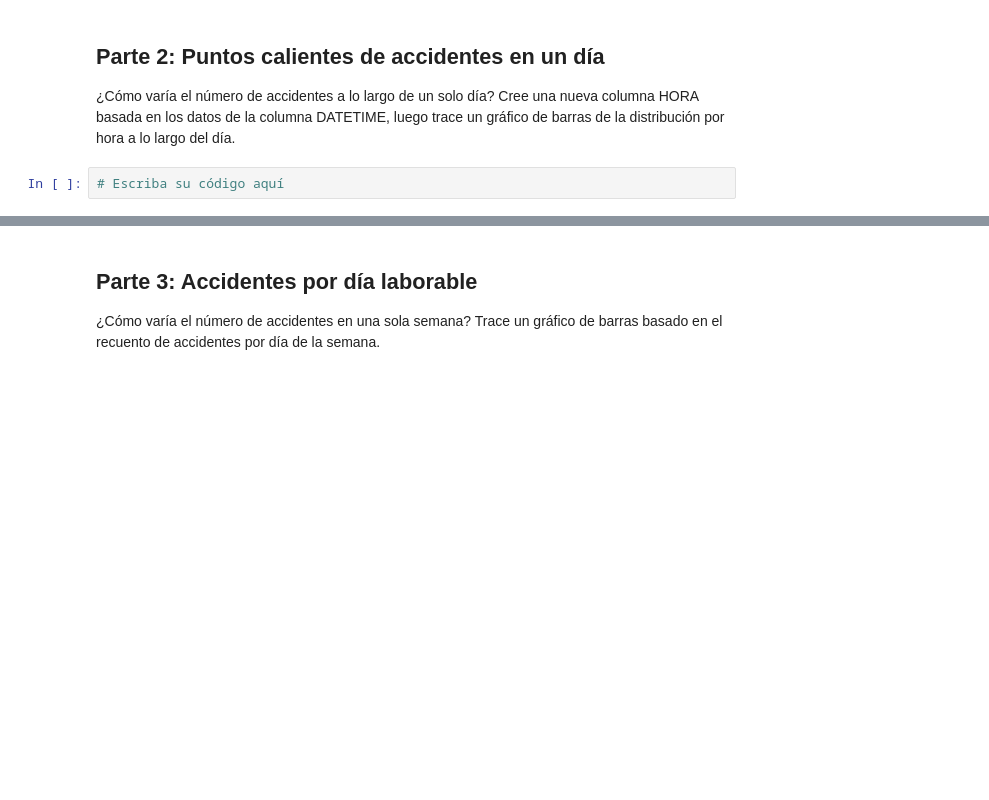
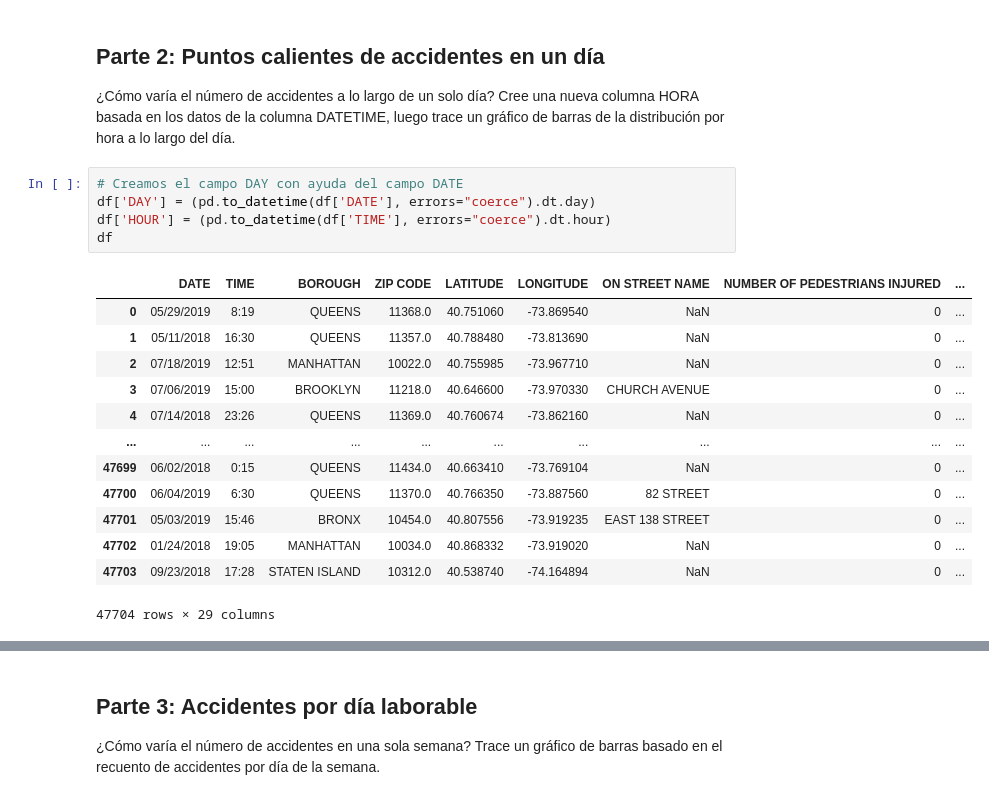
Before and after one commit to GabyLeon10100/MujeresDigitales, a Jupyter notebook: Taller4_.ipynb, the cells around one changed output, grey strips where cells are left out. Saved outputs shown, nothing was run; the diff lists cells and outputs as text; blank space fills up the shorter version.

```diff
--- a/Taller4_.ipynb
+++ b/Taller4_.ipynb
@@ -167,5 +167,22 @@ gl
 ## Parte 2: Puntos calientes de accidentes en un día
 
 ¿Cómo varía el número de accidentes a lo largo de un solo día? Cree una nueva columna HORA basada en los datos de la columna DATETIME, luego trace un gráfico de barras de la distribución por hora a lo largo del día.
-# %%
-# Escriba su código aquí
+# %%
+# Creamos el campo DAY con ayuda del campo DATE
+df['DAY'] = (pd.to_datetime(df['DATE'], errors="coerce").dt.day)
+df['HOUR'] = (pd.to_datetime(df['TIME'], errors="coerce").dt.hour)
+df
+# %% [output]
+|  | DATE | TIME | BOROUGH | ZIP CODE | LATITUDE | LONGITUDE | ON STREET NAME | NUMBER OF PEDESTRIANS INJURED | ... |
+| 0 | 05/29/2019 | 8:19 | QUEENS | 11368.0 | 40.751060 | -73.869540 | NaN | 0 | ... |
+| 1 | 05/11/2018 | 16:30 | QUEENS | 11357.0 | 40.788480 | -73.813690 | NaN | 0 | ... |
+| 2 | 07/18/2019 | 12:51 | MANHATTAN | 10022.0 | 40.755985 | -73.967710 | NaN | 0 | ... |
+| 3 | 07/06/2019 | 15:00 | BROOKLYN | 11218.0 | 40.646600 | -73.970330 | CHURCH AVENUE | 0 | ... |
+| 4 | 07/14/2018 | 23:26 | QUEENS | 11369.0 | 40.760674 | -73.862160 | NaN | 0 | ... |
+| ... | ... | ... | ... | ... | ... | ... | ... | ... | ... |
+| 47699 | 06/02/2018 | 0:15 | QUEENS | 11434.0 | 40.663410 | -73.769104 | NaN | 0 | ... |
+| 47700 | 06/04/2019 | 6:30 | QUEENS | 11370.0 | 40.766350 | -73.887560 | 82 STREET | 0 | ... |
+| 47701 | 05/03/2019 | 15:46 | BRONX | 10454.0 | 40.807556 | -73.919235 | EAST 138 STREET | 0 | ... |
+| 47702 | 01/24/2018 | 19:05 | MANHATTAN | 10034.0 | 40.868332 | -73.919020 | NaN | 0 | ... |
+| 47703 | 09/23/2018 | 17:28 | STATEN ISLAND | 10312.0 | 40.538740 | -74.164894 | NaN | 0 | ... |
+47704 rows × 29 columns
```
Also changed, not shown: parts of 10 cells of this notebook.
